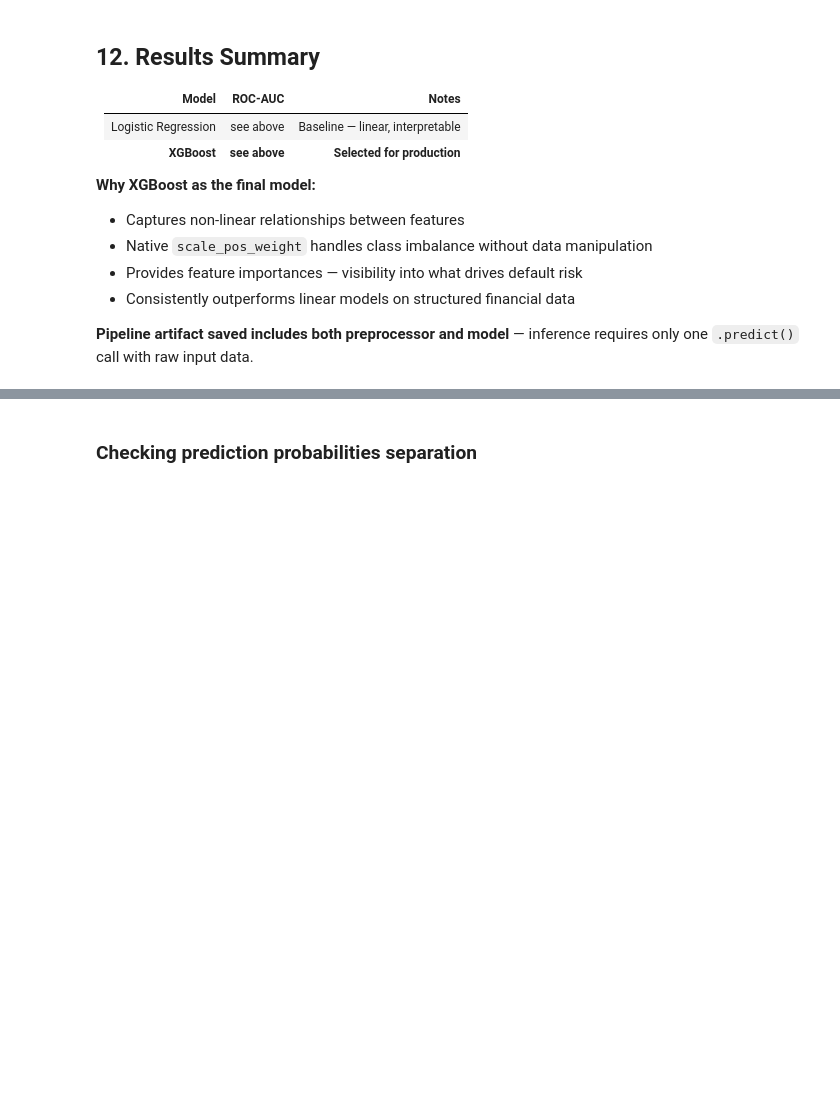
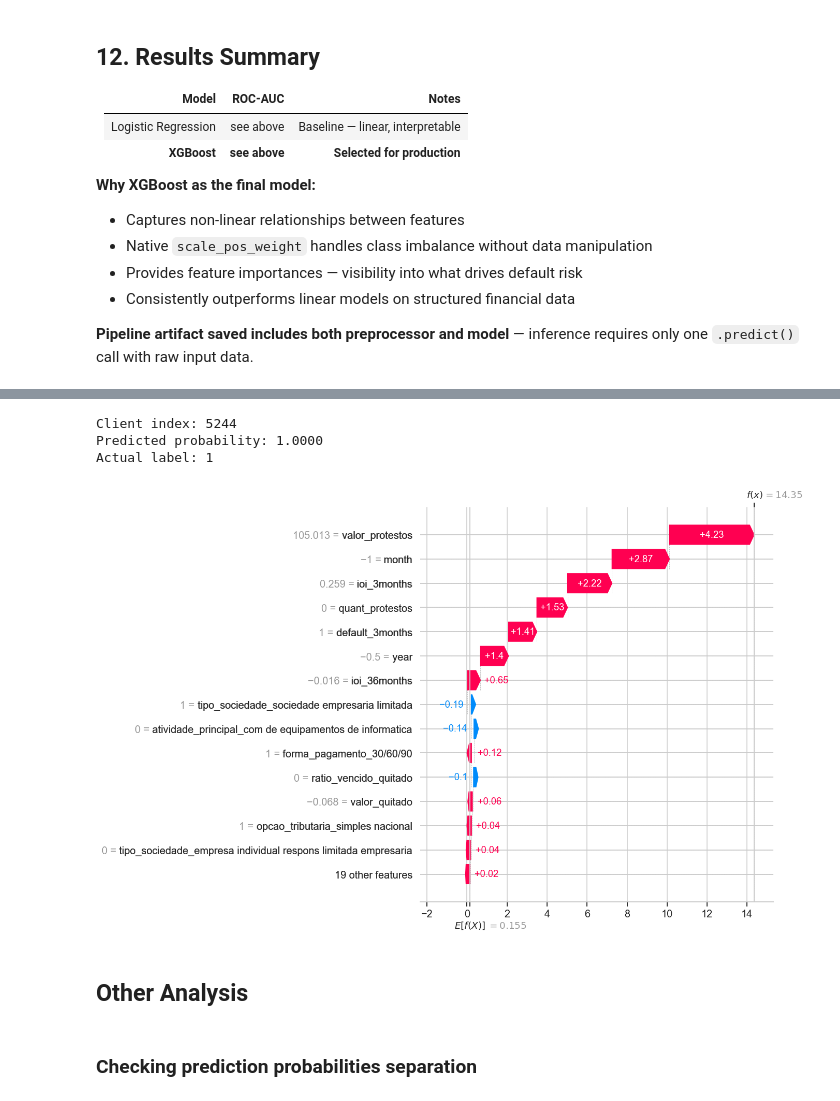
Before and after one commit to mikael-vestri/ML-default-prediction, a Jupyter notebook: notebooks/02_modeling.ipynb, the cells around one changed output, grey strips where cells are left out. Cells and saved outputs as stored; diff of their text form; code cells hidden in the pictures; blank space fills up the shorter version.

```diff
--- a/notebooks/02_modeling.ipynb
+++ b/notebooks/02_modeling.ipynb
@@ -460,3 +536,42 @@ Tuned pipeline saved → ..\models\pipeline_xgb_tuned.joblib
+# %%
+y_proba_test = pipeline_tuned.predict_proba(X_test_v2)[:, 1]
+
+# Pick the high-risk client with the highest predicted probability
+high_risk_idx = np.argmax(y_proba_test)
+print(f"Client index: {high_risk_idx}")
+print(f"Predicted probability: {y_proba_test[high_risk_idx]:.4f}")
+print(f"Actual label: {y_test_v2.iloc[high_risk_idx]}")
+
+# Get the preprocessed + selected features for this client
+X_client_raw = X_test_v2.iloc[[high_risk_idx]]
+
+# Transform through the preprocessor + selector (same steps as inside the pipeline)
+preprocessor_fitted  = pipeline_tuned.named_steps['preprocessor']
+selector_fitted      = pipeline_tuned.named_steps['selector']
+X_client_transformed = selector_fitted.transform(
+    preprocessor_fitted.transform(X_client_raw)
+)
+
+shap_client = explainer.shap_values(X_client_transformed)
+expected_value = explainer.expected_value
+
+shap.waterfall_plot(
+    shap.Explanation(
+        values       = shap_client[0],
+        base_values  = expected_value,
+        data         = X_client_transformed[0],
+        feature_names= selected_feature_names,
+    ),
+    max_display=15,
+    show=True
+)
+# %% [output]
+Client index: 5244
+Predicted probability: 1.0000
+Actual label: 1
+[figure, added]
+# %% [markdown]
+## Other Analysis
 # %% [markdown]
 ### Checking prediction probabilities separation
 # %%
```
Also changed, not shown: parts of 8 cells of this notebook, 2 other files.
